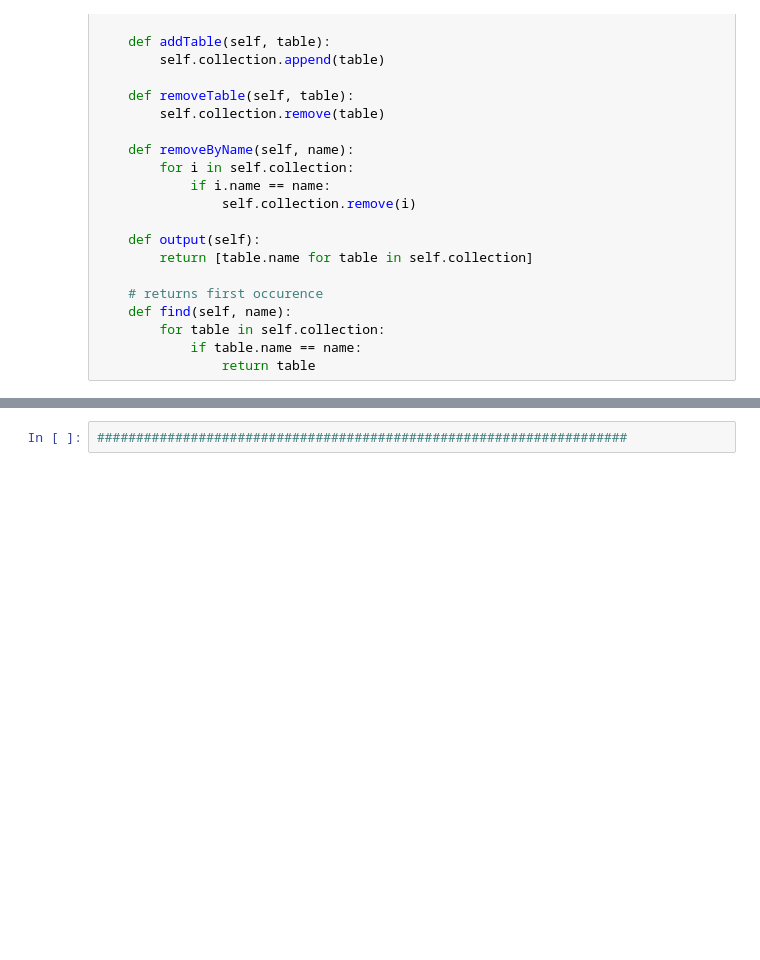
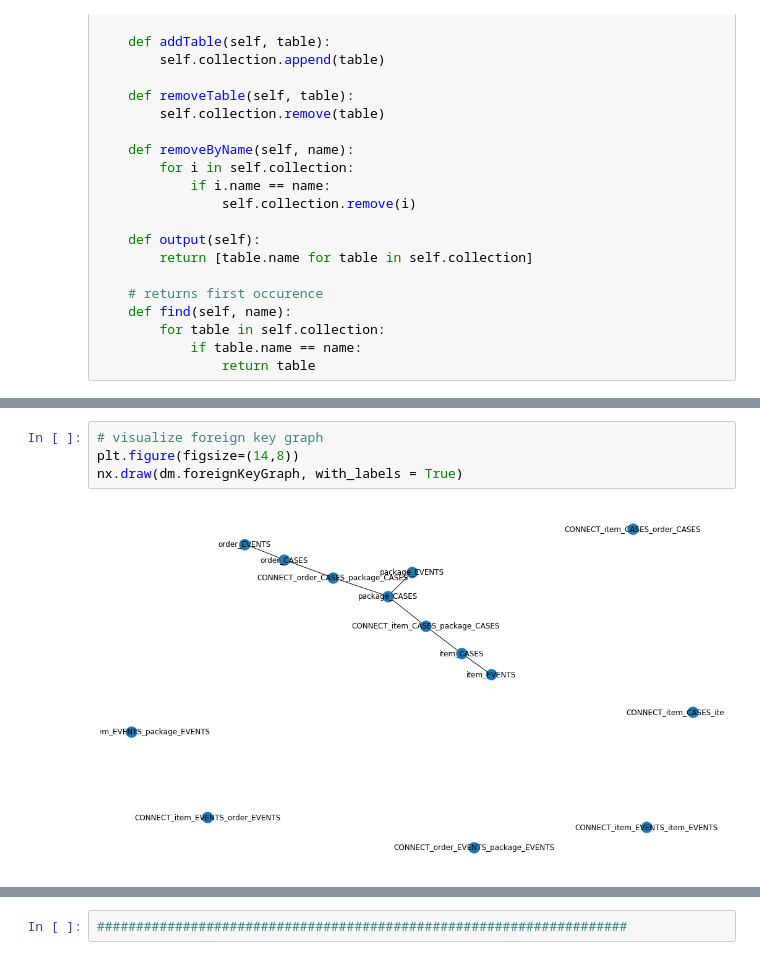
Before and after one commit to finnigen/ocel-operators, a Jupyter notebook: OCEL_Operators_Class.ipynb, the cells around one changed output, grey strips where cells are left out. Cells and saved outputs as stored; diff of their text form; blank space fills up the shorter version.

```diff
--- a/OCEL_Operators_Class.ipynb
+++ b/OCEL_Operators_Class.ipynb
@@ -484 +499,7 @@ Fetching process configurations...
+# %%
+# visualize foreign key graph
+plt.figure(figsize=(14,8))
+nx.draw(dm.foreignKeyGraph, with_labels = True)
+# %% [output]
+[figure, added]
 # %%
```
Also changed, not shown: parts of 19 cells of this notebook.
